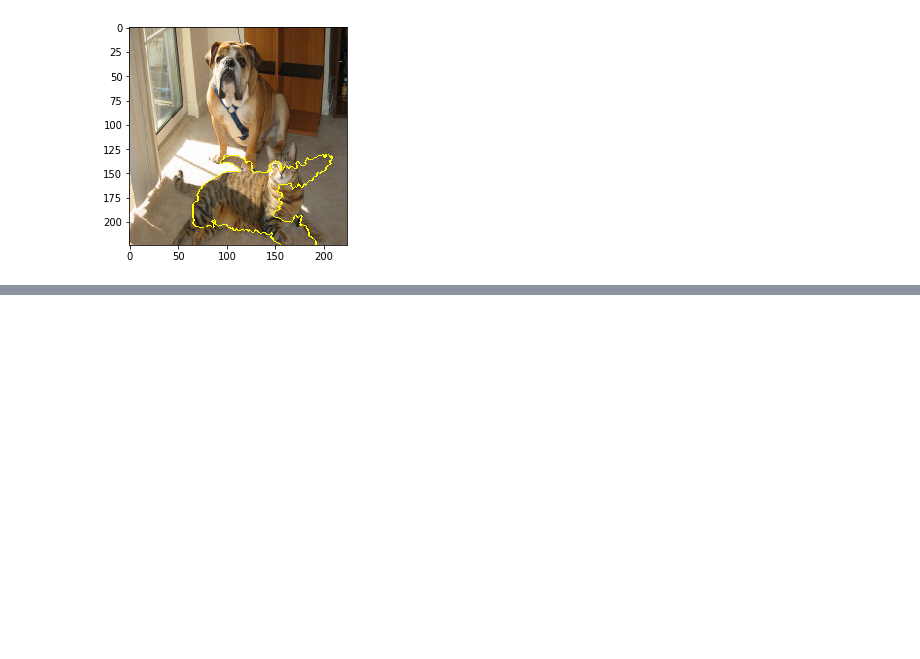
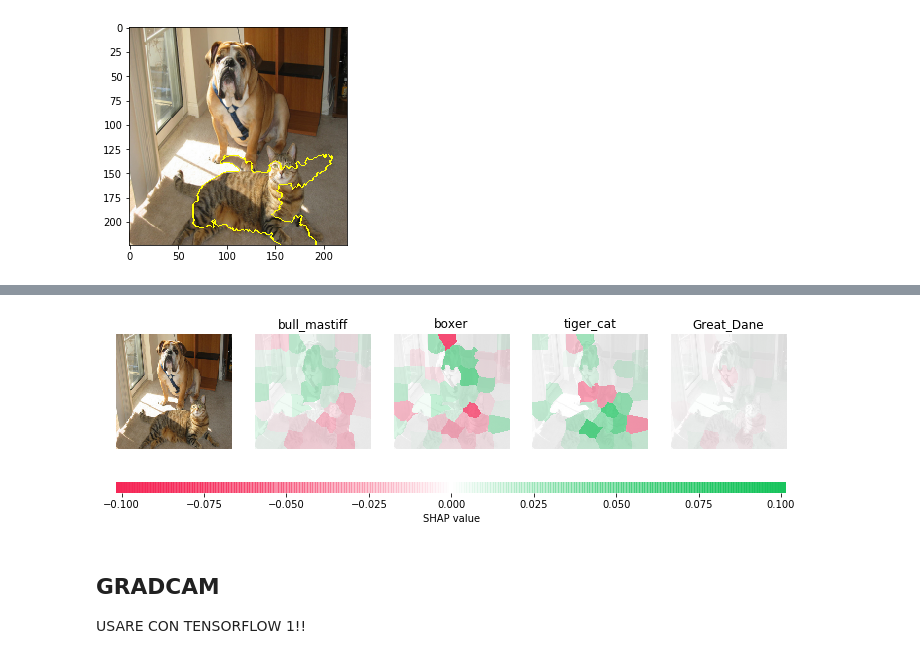
Before and after one commit to noemi-gozzi/Thesis-XAI, a Jupyter notebook: src/BENCHMARK-RESNET50.ipynb, the cells around one changed output, grey strips where cells are left out. Drawn from its saved outputs; the diff is of its cells as text; code cells hidden in the pictures; blank space fills up the shorter version.

Commit message:
benchmark with resnet50 and modified gradcam to use resnet50

```diff
--- a/src/BENCHMARK-RESNET50.ipynb
+++ b/src/BENCHMARK-RESNET50.ipynb
@@ -140,0 +265,20 @@ plt.imshow(mark_boundaries(temp, mask))
+# %%
+# plot our explanations
+fig, axes = plt.subplots(nrows=1, ncols=5, figsize=(12,4))
+axes[0].imshow(img)
+axes[0].axis('off')
+
+for i in range(4):
+    m = fill_segmentation(shap_values[inds[i]][0], segments_slic)
+    axes[i+1].set_title(feature_names[str(inds[i])][1])
+    axes[i+1].imshow(img.convert('LA'), alpha=0.15)
+    im = axes[i+1].imshow(m, cmap=cm, vmin=-max_val, vmax=max_val)
+    axes[i+1].axis('off')
+cb = fig.colorbar(im, ax=axes.ravel().tolist(), label="SHAP value", orientation="horizontal", aspect=60)
+cb.outline.set_visible(False)
+plt.show()
+# %% [output]
+[figure, added]
+# %% [markdown]
+## GRADCAM
+USARE CON TENSORFLOW 1!!
```
Also changed, not shown: parts of 19 cells of this notebook, 2 other files.
